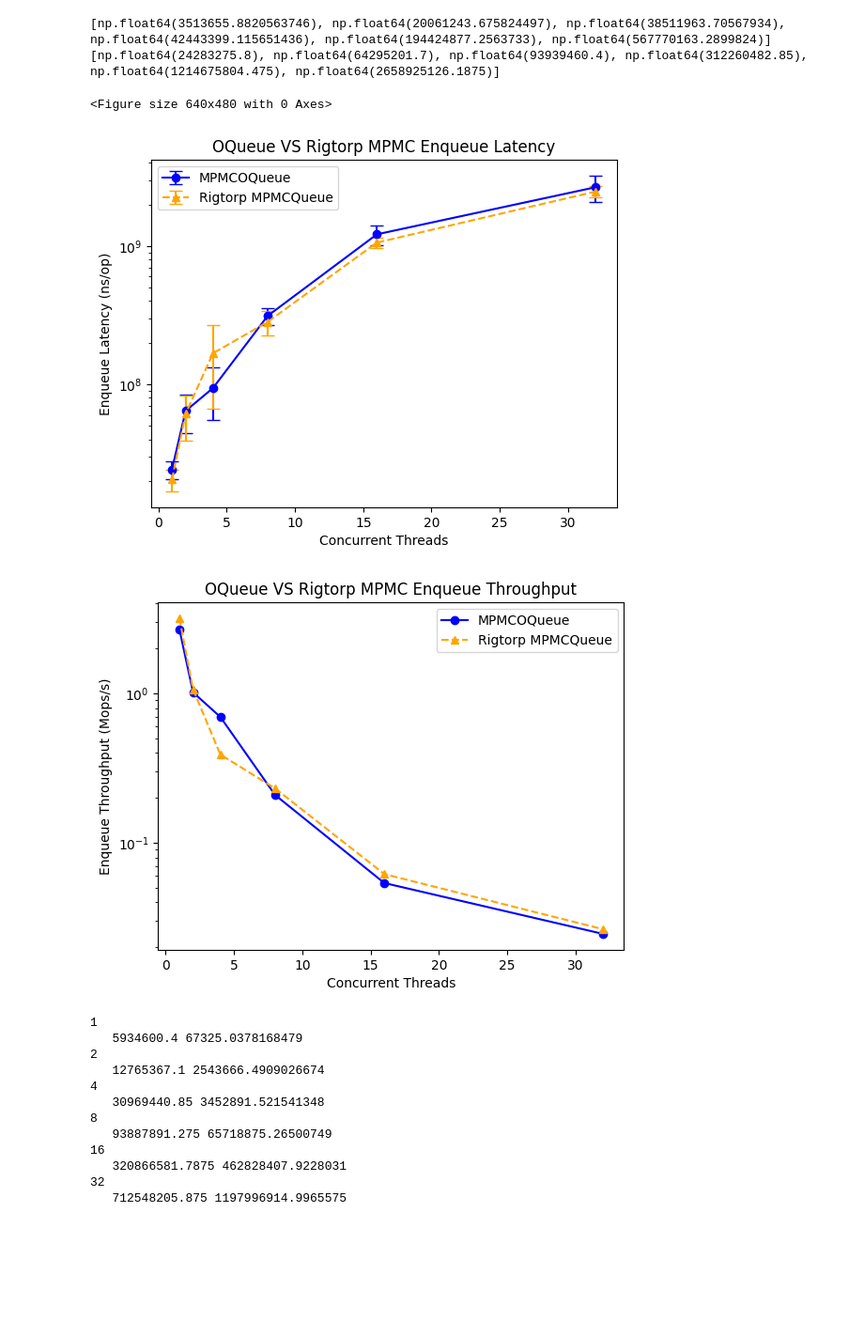
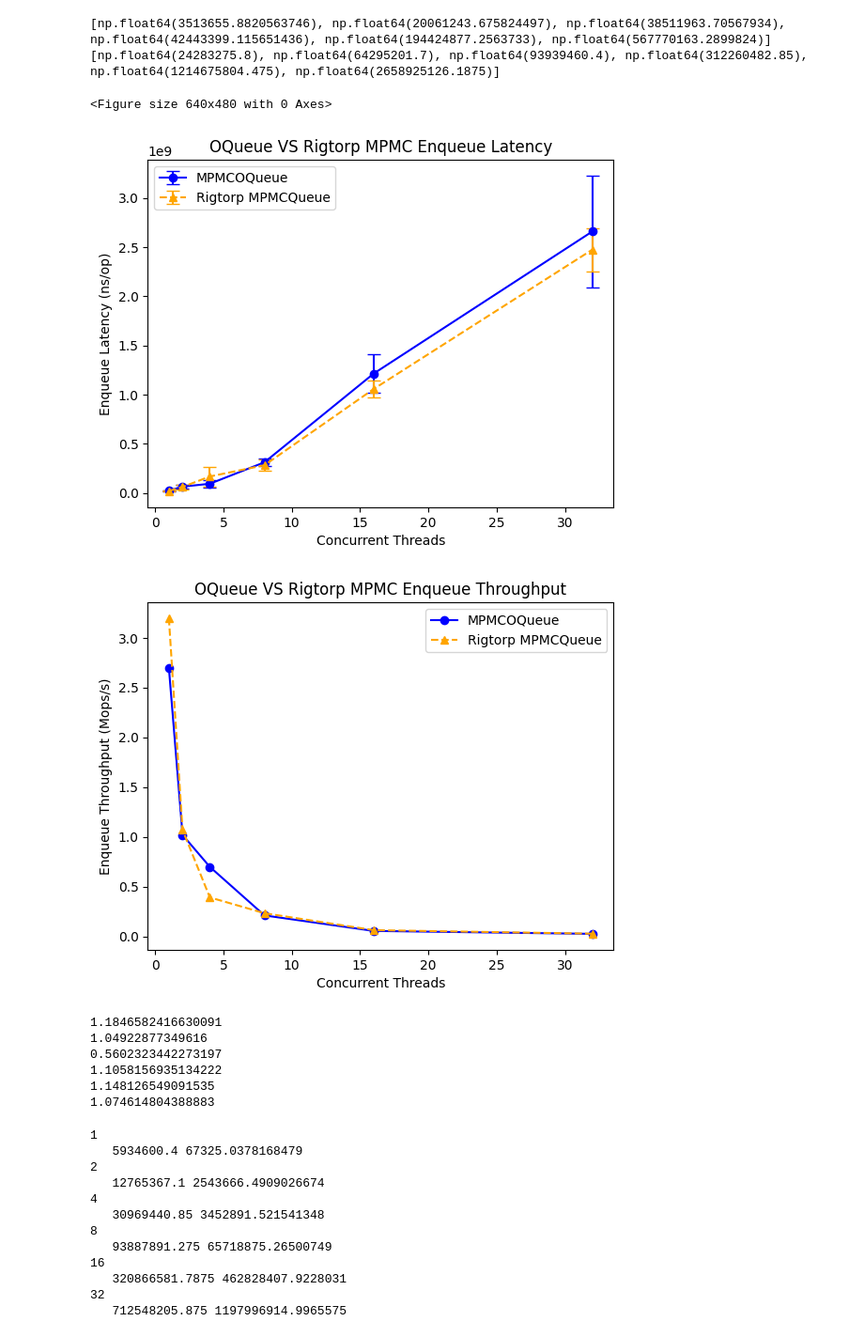
Before and after one commit to ldos-project/asterinas, a Jupyter notebook: benchmarks/1b52e1b4/MPMCBench.ipynb, the cells around one changed output. Shown at 94% size. Drawn from its saved outputs; the diff is of its cells as text; code cells hidden in the pictures; blank space fills up the shorter version.

```diff
--- a/benchmarks/1b52e1b4/MPMCBench.ipynb
+++ b/benchmarks/1b52e1b4/MPMCBench.ipynb
@@ -53,37 +53,47 @@ for tc in thread_counts:
 print(mpmc_oq_produce_tp_err)
 print(mpmc_oq_produce_tp)
 def t(v):
     return N_MESSAGES_PER_THREAD * (10**3) / v
 fig = plt.figure()
 m = [t(v) for v in mpmc_oq_produce_tp]
 r = [t(v) for v in rigtorp_produce_tp]
 
 
 fig = plt.figure()
 
 plt.errorbar(thread_counts, mpmc_oq_produce_tp, yerr=mpmc_oq_produce_tp_err, capsize=5, marker='o', label="MPMCOQueue", color="blue")
 plt.errorbar(thread_counts, rigtorp_produce_tp, yerr=rigtorp_produce_tp_err, capsize=5, marker='^', linestyle='--', label="Rigtorp MPMCQueue", color="orange")
 plt.legend()
 plt.ylabel("Enqueue Latency (ns/op)")
-plt.yscale("log")
+# plt.yscale("log")
 plt.xlabel("Concurrent Threads")
 plt.title("OQueue VS Rigtorp MPMC Enqueue Latency")
 plt.show()
 
 plt.errorbar(thread_counts, m, marker='o', label="MPMCOQueue", color="blue")
 plt.errorbar(thread_counts, r, marker='^', linestyle='--', label="Rigtorp MPMCQueue", color="orange")
 plt.legend()
 plt.ylabel("Enqueue Throughput (Mops/s)")
-plt.yscale("log")
+# plt.yscale("log")
 plt.xlabel("Concurrent Threads")
 plt.title("OQueue VS Rigtorp MPMC Enqueue Throughput")
 plt.show()
 # %% [output]
 [np.float64(3513655.8820563746), np.float64(20061243.675824497), np.float64(38511963.70567934), np.float64(42443399.115651436), np.float64(194424877.2563733), np.float64(567770163.2899824)]
 [np.float64(24283275.8), np.float64(64295201.7), np.float64(93939460.4), np.float64(312260482.85), np.float64(1214675804.475), np.float64(2658925126.1875)]
 <Figure size 640x480 with 0 Axes>
-[figure, old version]
+[figure, new version]
-[figure, old version]
+[figure, new version]
+# %%
+for i in range(len(mpmc_oq_produce_tp)):
+    print(mpmc_oq_produce_tp[i]/rigtorp_produce_tp[i])
+# %% [output]
+1.1846582416630091
+1.04922877349616
+0.5602323442273197
+1.1058156935134222
+1.148126549091535
+1.074614804388883
 # %%
 mpmc_oq_consume_tp = []
 rigtorp_consume_tp = []
```
Also changed, not shown: parts of 3 cells of this notebook.
